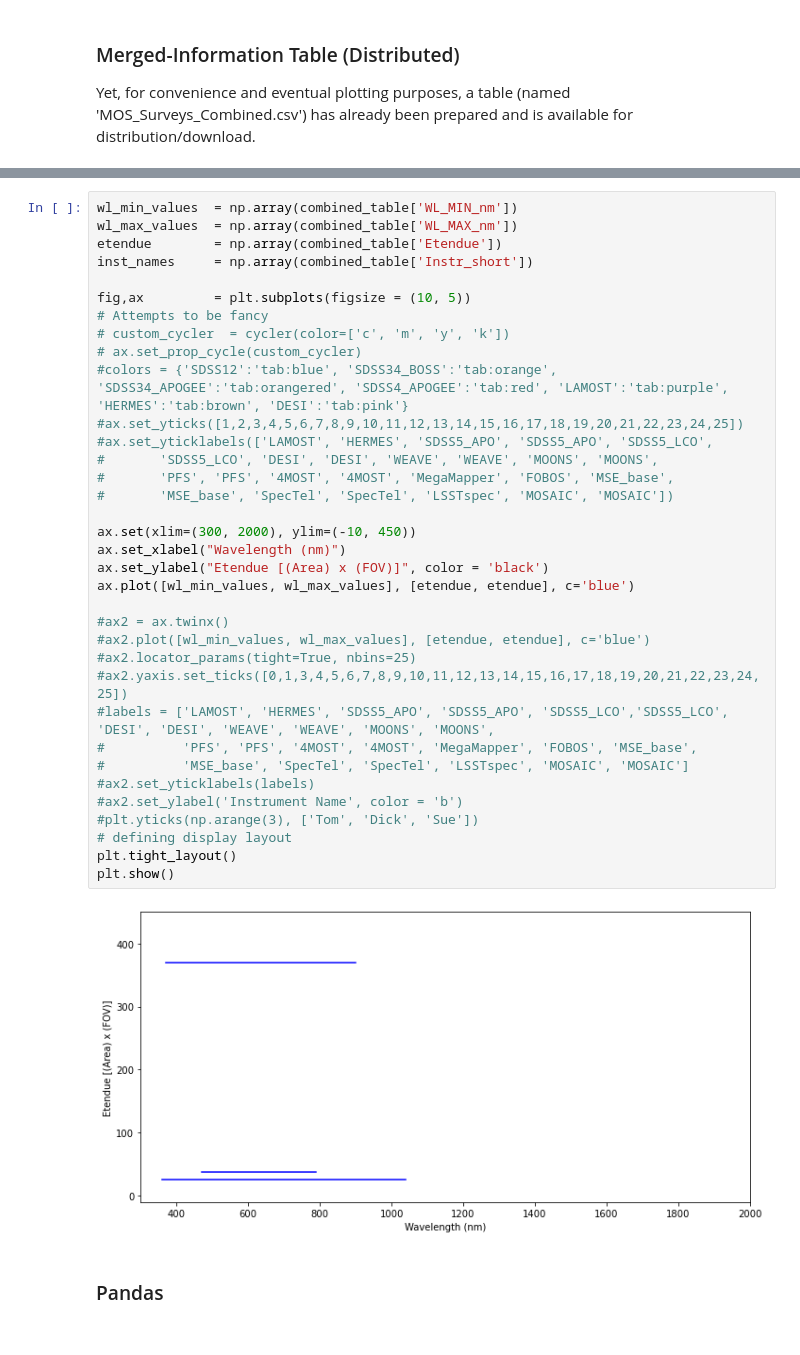
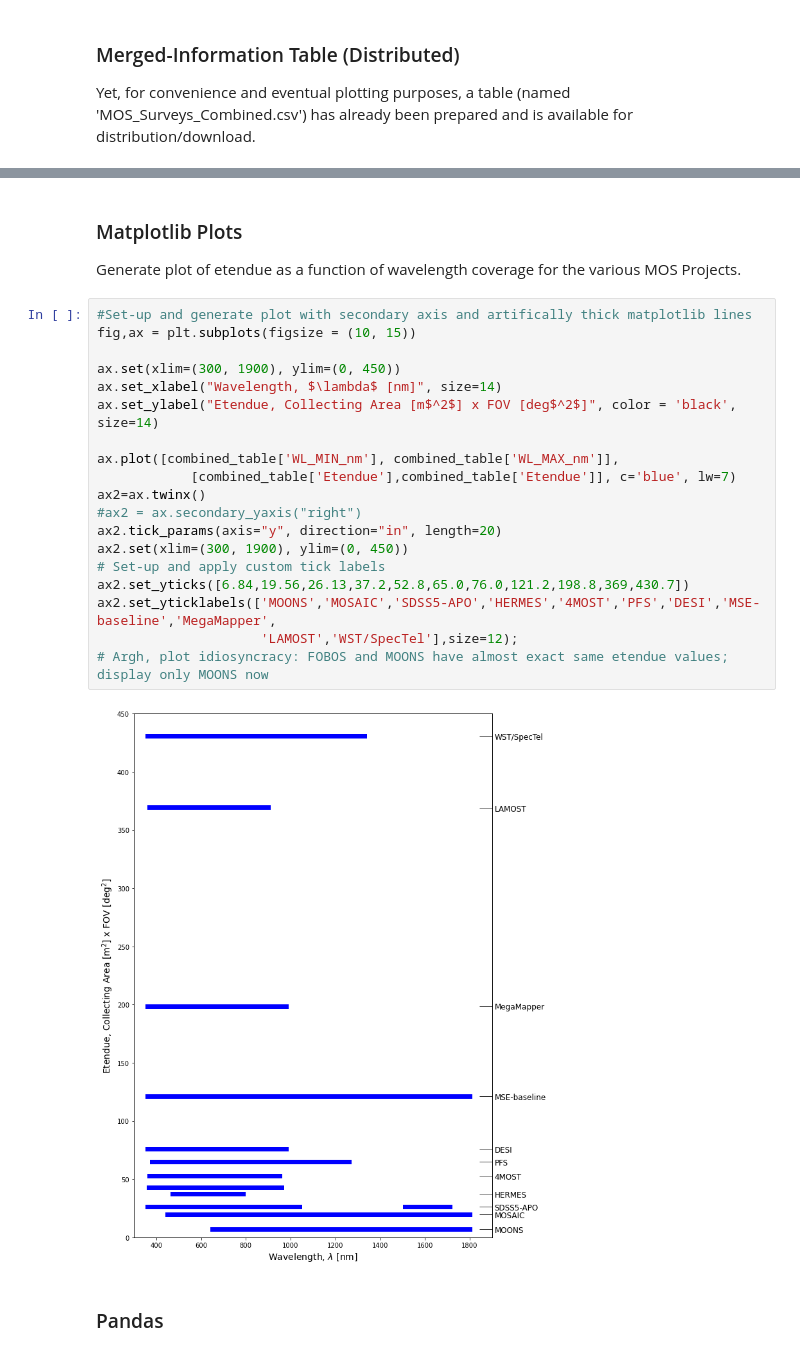
Before and after one commit to jsobeck/MOS_Surveys_Overview, a Jupyter notebook: MOS_Surveys_Overview_Visualizations.ipynb, the cells around one changed output, grey strips where cells are left out. Cells and saved outputs as stored; diff of their text form.

```diff
--- a/MOS_Surveys_Overview_Visualizations.ipynb
+++ b/MOS_Surveys_Overview_Visualizations.ipynb
@@ -151,40 +162,27 @@ Use matplotlib library to generate various plots.
-# %%
-wl_min_values  = np.array(combined_table['WL_MIN_nm'])
-wl_max_values  = np.array(combined_table['WL_MAX_nm'])
-etendue        = np.array(combined_table['Etendue'])
-inst_names     = np.array(combined_table['Instr_short'])
-
-fig,ax         = plt.subplots(figsize = (10, 5))
-# Attempts to be fancy
-# custom_cycler  = cycler(color=['c', 'm', 'y', 'k'])
-# ax.set_prop_cycle(custom_cycler)
-#colors = {'SDSS12':'tab:blue', 'SDSS34_BOSS':'tab:orange', 'SDSS34_APOGEE':'tab:orangered', 'SDSS4_APOGEE':'tab:red', 'LAMOST':'tab:purple', 'HERMES':'tab:brown', 'DESI':'tab:pink'}
-#ax.set_yticks([1,2,3,4,5,6,7,8,9,10,11,12,13,14,15,16,17,18,19,20,21,22,23,24,25])
-#ax.set_yticklabels(['LAMOST', 'HERMES', 'SDSS5_APO', 'SDSS5_APO', 'SDSS5_LCO',
-#       'SDSS5_LCO', 'DESI', 'DESI', 'WEAVE', 'WEAVE', 'MOONS', 'MOONS',
-#       'PFS', 'PFS', '4MOST', '4MOST', 'MegaMapper', 'FOBOS', 'MSE_base',
-#       'MSE_base', 'SpecTel', 'SpecTel', 'LSSTspec', 'MOSAIC', 'MOSAIC'])
-
-ax.set(xlim=(300, 2000), ylim=(-10, 450))
-ax.set_xlabel("Wavelength (nm)")
-ax.set_ylabel("Etendue [(Area) x (FOV)]", color = 'black')
-ax.plot([wl_min_values, wl_max_values], [etendue, etendue], c='blue')
-
-#ax2 = ax.twinx()
-#ax2.plot([wl_min_values, wl_max_values], [etendue, etendue], c='blue')
-#ax2.locator_params(tight=True, nbins=25)
-#ax2.yaxis.set_ticks([0,1,3,4,5,6,7,8,9,10,11,12,13,14,15,16,17,18,19,20,21,22,23,24,25])
-#labels = ['LAMOST', 'HERMES', 'SDSS5_APO', 'SDSS5_APO', 'SDSS5_LCO','SDSS5_LCO', 'DESI', 'DESI', 'WEAVE', 'WEAVE', 'MOONS', 'MOONS',
-#          'PFS', 'PFS', '4MOST', '4MOST', 'MegaMapper', 'FOBOS', 'MSE_base',
-#          'MSE_base', 'SpecTel', 'SpecTel', 'LSSTspec', 'MOSAIC', 'MOSAIC']
-#ax2.set_yticklabels(labels)
-#ax2.set_ylabel('Instrument Name', color = 'b')
-#plt.yticks(np.arange(3), ['Tom', 'Dick', 'Sue'])
-# defining display layout
-plt.tight_layout()
-plt.show()
-# %% [output]
-[figure, removed]
+# %% [markdown]
+### Matplotlib Plots
+Generate plot of etendue as a function of wavelength coverage for the various MOS Projects.
+# %%
+#Set-up and generate plot with secondary axis and artifically thick matplotlib lines
+fig,ax = plt.subplots(figsize = (10, 15))
+
+ax.set(xlim=(300, 1900), ylim=(0, 450))
+ax.set_xlabel("Wavelength, $\lambda$ [nm]", size=14)
+ax.set_ylabel("Etendue, Collecting Area [m$^2$] x FOV [deg$^2$]", color = 'black', size=14)
+
+ax.plot([combined_table['WL_MIN_nm'], combined_table['WL_MAX_nm']],
+            [combined_table['Etendue'],combined_table['Etendue']], c='blue', lw=7)
+ax2=ax.twinx()
+#ax2 = ax.secondary_yaxis("right")
+ax2.tick_params(axis="y", direction="in", length=20)
+ax2.set(xlim=(300, 1900), ylim=(0, 450))
+# Set-up and apply custom tick labels
+ax2.set_yticks([6.84,19.56,26.13,37.2,52.8,65.0,76.0,121.2,198.8,369,430.7])
+ax2.set_yticklabels(['MOONS','MOSAIC','SDSS5-APO','HERMES','4MOST','PFS','DESI','MSE-baseline','MegaMapper',
+                     'LAMOST','WST/SpecTel'],size=12);
+# Argh, plot idiosyncracy: FOBOS and MOONS have almost exact same etendue values; display only MOONS now
+# %% [output]
+[figure, added]
 # %% [markdown]
 ### Pandas
 # %%
```
Also changed, not shown: parts of 8 cells of this notebook.
